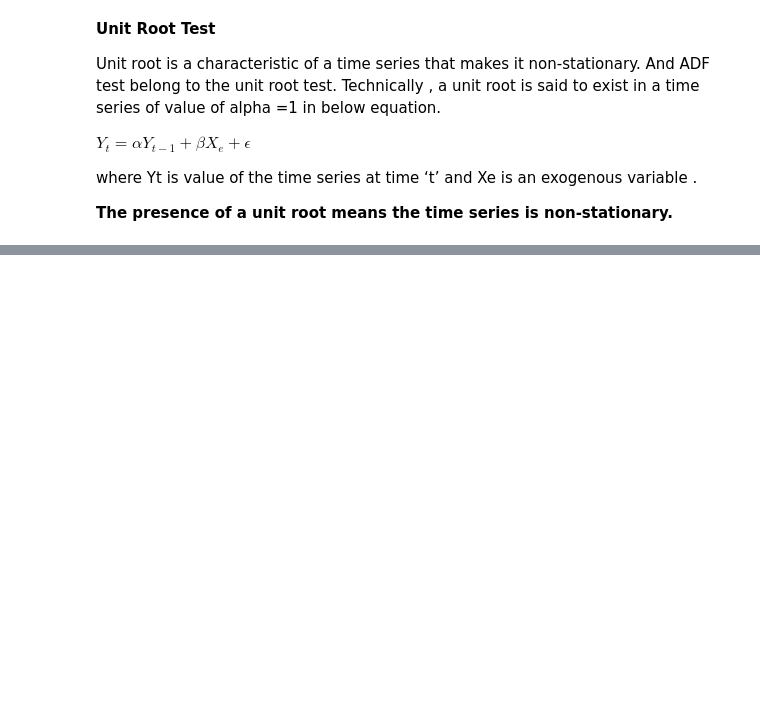
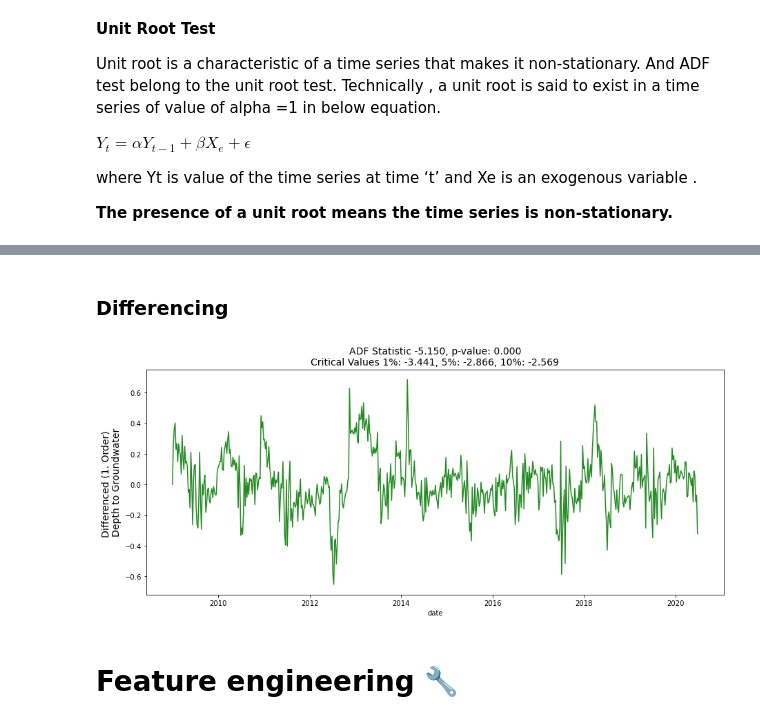
Before and after one commit to LeeHyeSu/kaggle-transcription, a Jupyter notebook: Time_Series/ TimeSeries_Analysis_A_Complete_Guide.ipynb, the cells around one changed output, grey strips where cells are left out. Drawn from its saved outputs; the diff is of its cells as text; code cells hidden in the pictures; blank space fills up the shorter version.

Commit message:
Feature engineering

```diff
--- a/Time_Series/ TimeSeries_Analysis_A_Complete_Guide.ipynb
+++ b/Time_Series/ TimeSeries_Analysis_A_Complete_Guide.ipynb
@@ -349,0 +456,13 @@ where Yt is value of the time series at time ‘t’ and Xe is an exogenous vari
+# %% [markdown]
+### Differencing
+# %%
+# First Order Differencing
+ts_diff = np.diff(df['depth_to_groundwater'])
+df['depth_to_groundwater_diff_1'] = np.append([0], ts_diff)
+
+f, ax = plt.subplots(nrows=1, ncols=1, figsize=(15, 6))
+visualize_adfuller_results(df['depth_to_groundwater_diff_1'], 'Differenced (1. Order) \nDepth to Groundwater', ax)
+# %% [output]
+[figure, added]
+# %% [markdown]
+# Feature engineering 🔧
```
Also changed, not shown: parts of 19 cells of this notebook.
